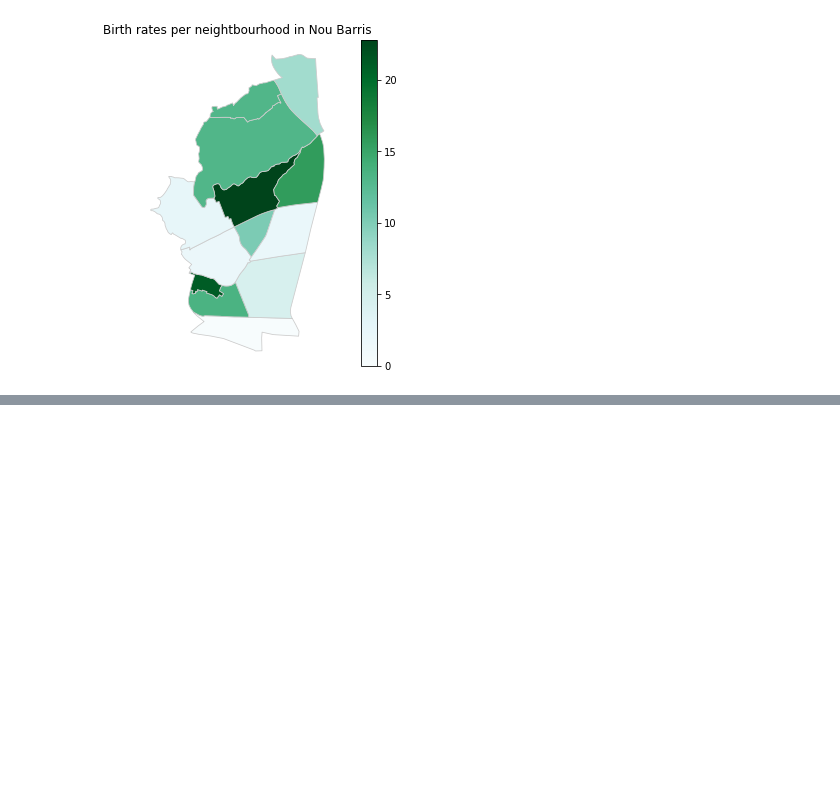
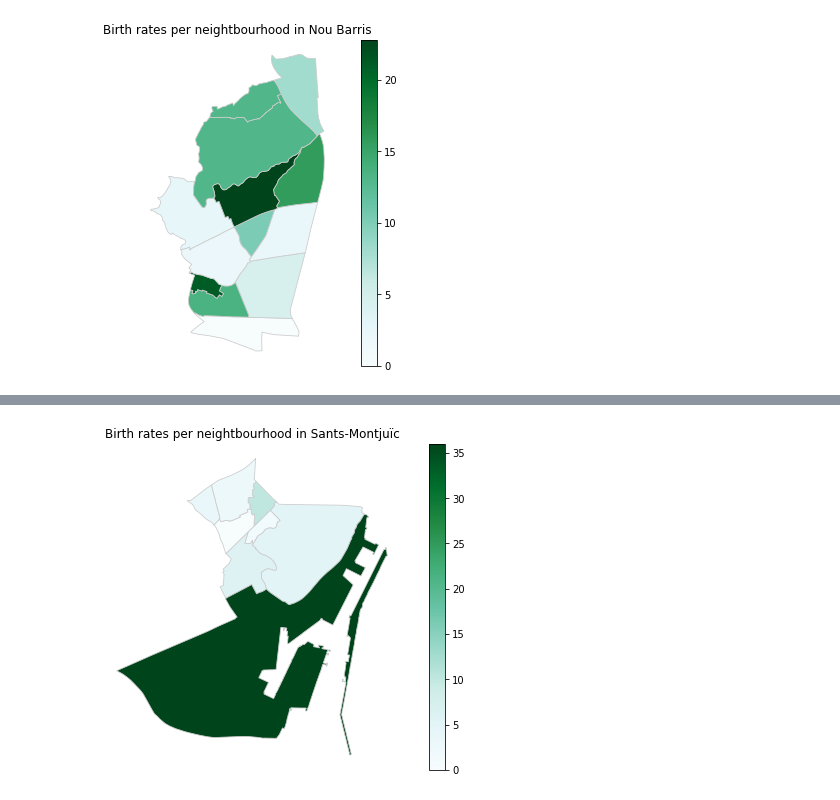
Before and after one commit to JuliaAT/AVDM-project, a Jupyter notebook: Barrios.ipynb, the cells around one changed output, grey strips where cells are left out. Saved outputs shown, nothing was run; the diff lists cells and outputs as text; code cells hidden in the pictures; blank space fills up the shorter version.

Commit message:
Updating the Barrios.ipynb notebook

```diff
--- a/Barrios.ipynb
+++ b/Barrios.ipynb
@@ -194,3 +195,21 @@ cbar = fig.colorbar(sm)
 fig.savefig('Nou_Barris.png', dpi=300)
 # %% [output]
 [figure]
+# %%
+#Now we do the same for Sants-Montjuic
+#Firstly we are going to deep in the neighbourhood of Nou Barris
+birth_Sants_Montjuic_15_19 = birth_15_19[birth_15_19["Nom_Districte"] == "Sants-Montjuïc"]
+# Mostrar el nuevo DataFrame (opcional)
+desired_columns = ["Nom_Districte", "Codi_Barri", "Nom_Barri", "Nombre"]
+
+# Filtrar el DataFrame original y conservar solo las columnas deseadas
+birth_Sants_Montjuic_filtered = birth_Nou_Barris_15_19[desired_columns]
+# %%
+# Convertir la columna Codi_Barri a tipo object en birth_Nou_Barris_15_19
+birth_Sants_Montjuic_15_19['Codi_Barri'] = birth_Sants_Montjuic_15_19['Codi_Barri'].astype(str)
+
+# Fusionar los DataFrames en base a la columna "Codi_Barri" y "BARRI"
+merged_df = pd.merge(Sants_Montjuic, birth_Sants_Montjuic_15_19, left_on='BARRI', right_on='Codi_Barri', how='inner')
+
+# Mostrar el DataFrame fusionado (opcional)
+merged_df
@@ -196,0 +231,20 @@ fig.savefig('Nou_Barris.png', dpi=300)
+# %%
+# set the range for the choropleth
+vmin, vmax = 0, 36
+# create figure and axes for Matplotlib
+fig, ax = plt.subplots(1, figsize=(10, 6))
+
+merged_df.plot(column = 'Nombre', cmap = 'BuGn',ax = ax, linewidth = 0.8, edgecolor = '0.8')
+# add a title
+plt.axis('off')
+plt.title('Birth rates per neightbourhood in Sants-Montjuïc')
+# Create colorbar as a legend
+sm = plt.cm.ScalarMappable(cmap='BuGn', norm=plt.Normalize(vmin=vmin, vmax=vmax))
+
+sm._A = []
+# add the colorbar to the figure
+cbar = fig.colorbar(sm)
+#saving our map as .png file.
+fig.savefig('Sants-Montjuic.png', dpi=300)
+# %% [output]
+[figure, added]
```
Also changed, not shown: parts of 2 cells of this notebook.
